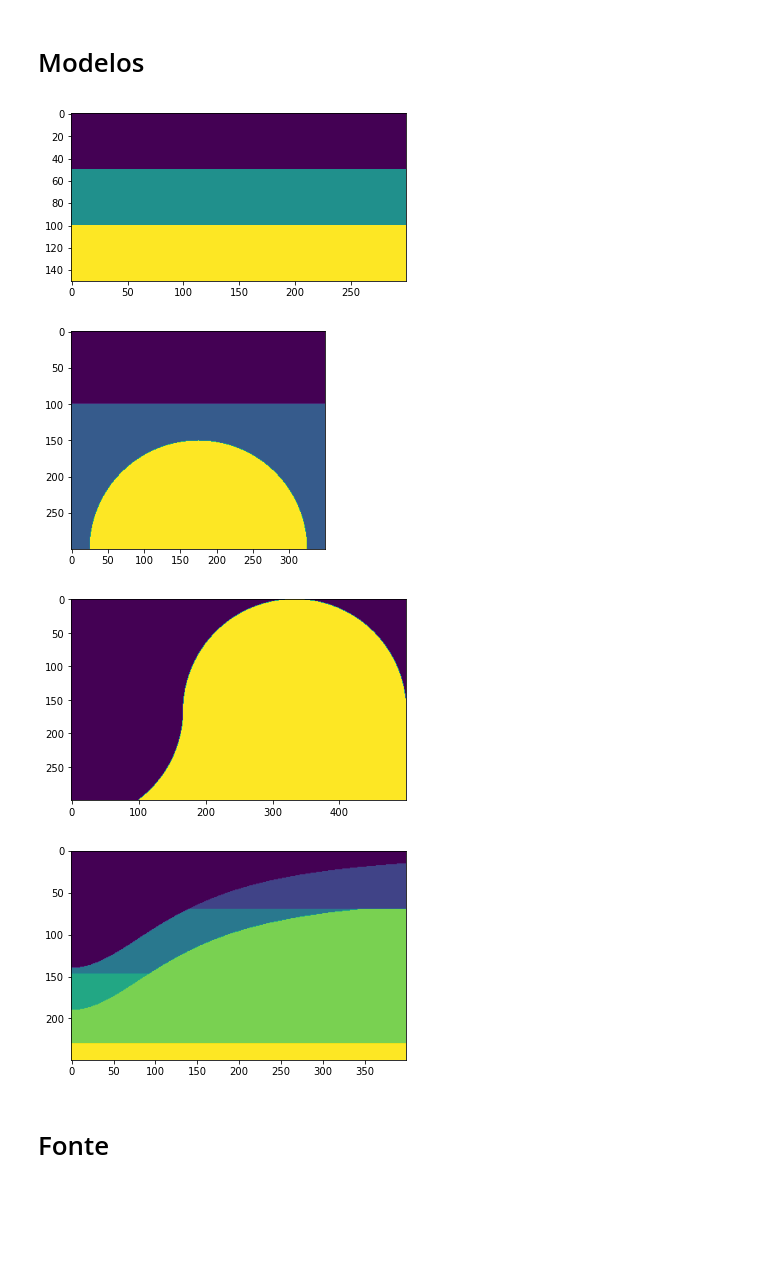
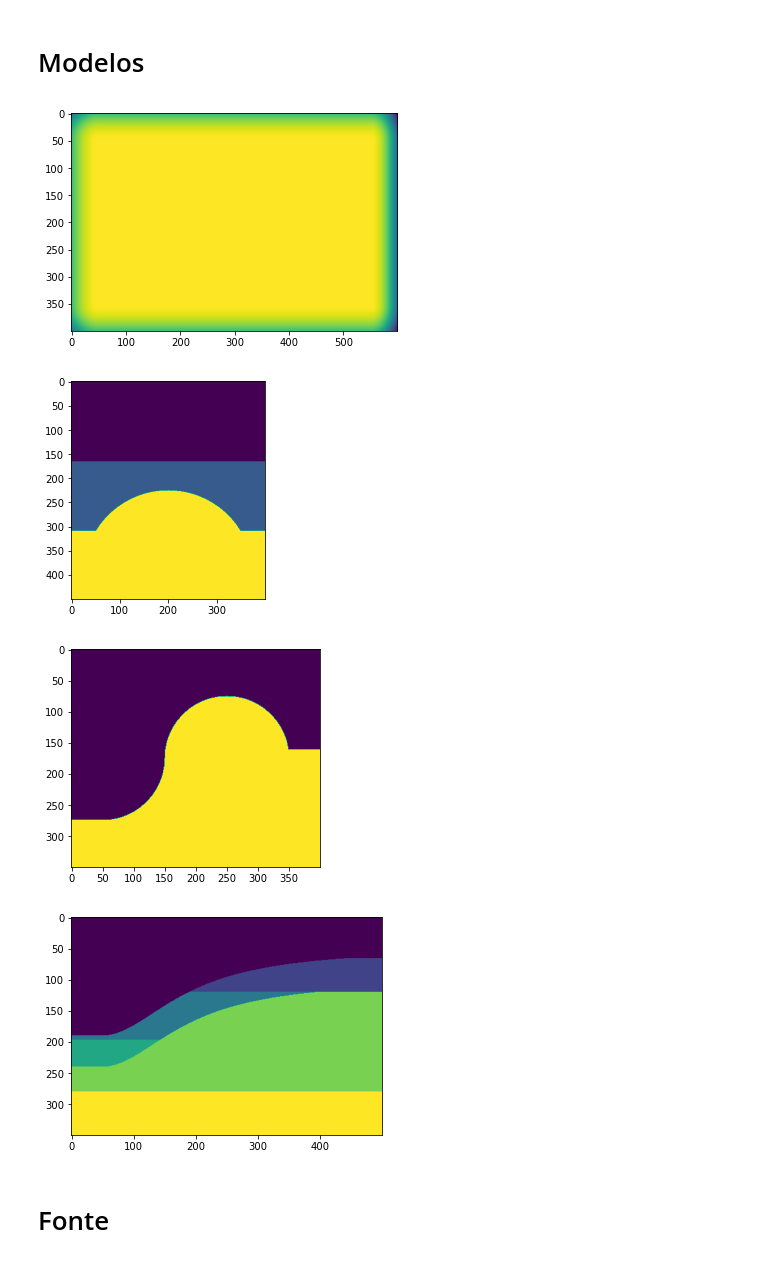
Before and after one commit to thiago-carneiro/mestrado, a Jupyter notebook: procSinais/modelagem.ipynb, the cells around one changed output. Cells and saved outputs as stored; diff of their text form; code cells hidden in the pictures; blank space fills up the shorter version.

Commit message:
Cria campo de fatores de Cerjan

```diff
--- a/procSinais/modelagem.ipynb
+++ b/procSinais/modelagem.ipynb
@@ -7,11 +7,3 @@ import pandas as pd
 import matplotlib.pyplot as plt
 # %% [markdown]
 # Modelos
-# %%
-class modelo():
-    def __init__(self, Nx = 300, Nz = 300) -> None:
-        self.Nx=Nx#300
-        self.Nz=Nz#300
-        self.vp=np.zeros((self.Nx, self.Nz))
-    def plot(self):
-        plt.imshow(self.vp)
@@ -18,60 +52,60 @@ class modelo():
 # %%
 class modelo_paralelas(modelo):
     def __init__(self, Nx = 300, Nz = 300, v = [1500, 3000, 5000]) -> None:
         super().__init__(Nx,Nz)
-        self.vp[:int(self.Nx/3),:]=v[0]#1500
-        self.vp[int(self.Nx/3):int(2*self.Nz/3),:]=v[1]#3000
-        self.vp[int(2*self.Nx/3):,:]=v[2]#5000
+        self.vp[:int(self.Nz/3),:]=v[0]#1500
+        self.vp[int(self.Nz/3):int(2*self.Nz/3),:]=v[1]#3000
+        self.vp[int(2*self.Nz/3):,:]=v[2]#5000
 
-modelo_paralelas(150,300,[1,2,3]).plot()
+modelo_paralelas(500,300).cria_bordas_cerjan().plot_fator_cerjan()
 # %% [output]
-[figure, old version]
+[figure, new version]
 # %%
 class modelo_circular(modelo):
     def __init__(self,Nx = 300, Nz = 300, v = [1500,2500,5000]) -> None:
         super().__init__(Nx,Nz)
-        raio = (self.Nx/2)
+        raio = (self.Nz/2)
         raioq = raio**2
-        self.vp[:int(self.Nx/3),:]=v[0]
-        for k in range(self.Nz):
-            cateto_z = abs(k - (self.Nz/2))
-            cateto_x = int(np.sqrt(raioq-cateto_z**2)) if cateto_z<raio else 0
-            self.vp[int(self.Nx/3):self.Nx-cateto_x,k]=v[1]#3000
-            self.vp[self.Nx-cateto_x:,k]=v[2]#5000
+        self.vp[:int(self.Nz/3),:]=v[0]
+        for k in range(self.Nx):
+            cateto_x = abs(k - (self.Nx/2))
+            cateto_z = int(np.sqrt(raioq-cateto_x**2)) if cateto_x<raio else 0
+            self.vp[int(self.Nz/3):int(self.Nz-cateto_z),k]=v[1]#3000
+            self.vp[int(self.Nz-cateto_z):,k]=v[2]#5000
 
-modelo_circular(300,350).plot()
+modelo_circular(300,350).cria_bordas_cerjan().plot()
 # %% [output]
-[figure, old version]
+[figure, new version]
 # %%
 class modelo_dobra(modelo):
     def __init__(self,Nx = 300, Nz = 300, v = [2500,3500]) -> None:
         super().__init__(Nx,Nz)
-        raio = self.Nz/3
+        raio = self.Nx/3
         raioq = raio**2
-        centro = self.Nx/2 if self.Nx/2 > raio else raio
-        for k in range(self.Nz):
+        centro = self.Nz/2 if self.Nz/2 >= raio+2 else raio+2
+        for k in range(self.Nx):
             if k < raio:
-                cateto_z = k
-                cateto_x = (np.sqrt(raioq-cateto_z**2)) if cateto_z<raio else 0
-                y = centro + cateto_x
+                cateto_x = k
+                cateto_z = (np.sqrt(raioq-cateto_x**2)) if cateto_x<=raio else 0
+                y = centro + cateto_z
                 #y = sqrt((raio_dobra ** 2) - ((k+1)**2)) + 150
             else:
-                cateto_z = abs(k - (2*self.Nz/3))
-                cateto_x = int(np.sqrt(raioq-cateto_z**2)) if cateto_z<raio else 0
-                y = centro - cateto_x
+                cateto_x = abs(k - (2*self.Nx/3))
+                cateto_z = int(np.sqrt(raioq-cateto_x**2)) if cateto_x<raio else 0
+                y = centro - cateto_z
                 #y = -sqrt((raio ** 2) - (((k+1) - 200) ** 2)) + 150
             self.vp[:int(y),k]=v[0]
             self.vp[int(y):,k]=v[1]
-modelo_dobra(300,500).plot()
+modelo_dobra(300,250).cria_bordas_cerjan().plot()
 # %% [output]
-[figure, old version]
+[figure, new version]
 # %%
 class modelo_reservatorio(modelo):
     def __init__(self,Nx = 300, Nz = 300, v = [1500,2000,2500,3000,3500,4000]) -> None:
         super().__init__(Nx,Nz)
         me = 70
-        for k in range(self.Nz):
-            for i in range(self.Nx):
+        for k in range(self.Nx):
+            for i in range(self.Nz):
                 y = ((8 * me ** 3) / ((k+1) ** 2 + 4 * me ** 2))
 
                 if i <= y:
@@ -87,9 +121,9 @@ class modelo_reservatorio(modelo):
                 else:
                     self.vp[i,k] = v[5]#4000
 
-modelo_reservatorio(250,400).plot()
+modelo_reservatorio(400,250).cria_bordas_cerjan().plot()
 # %% [output]
-[figure, old version]
+[figure, new version]
 # %% [markdown]
 # Fonte
 # %%
```
Also changed, not shown: parts of 3 cells of this notebook.
